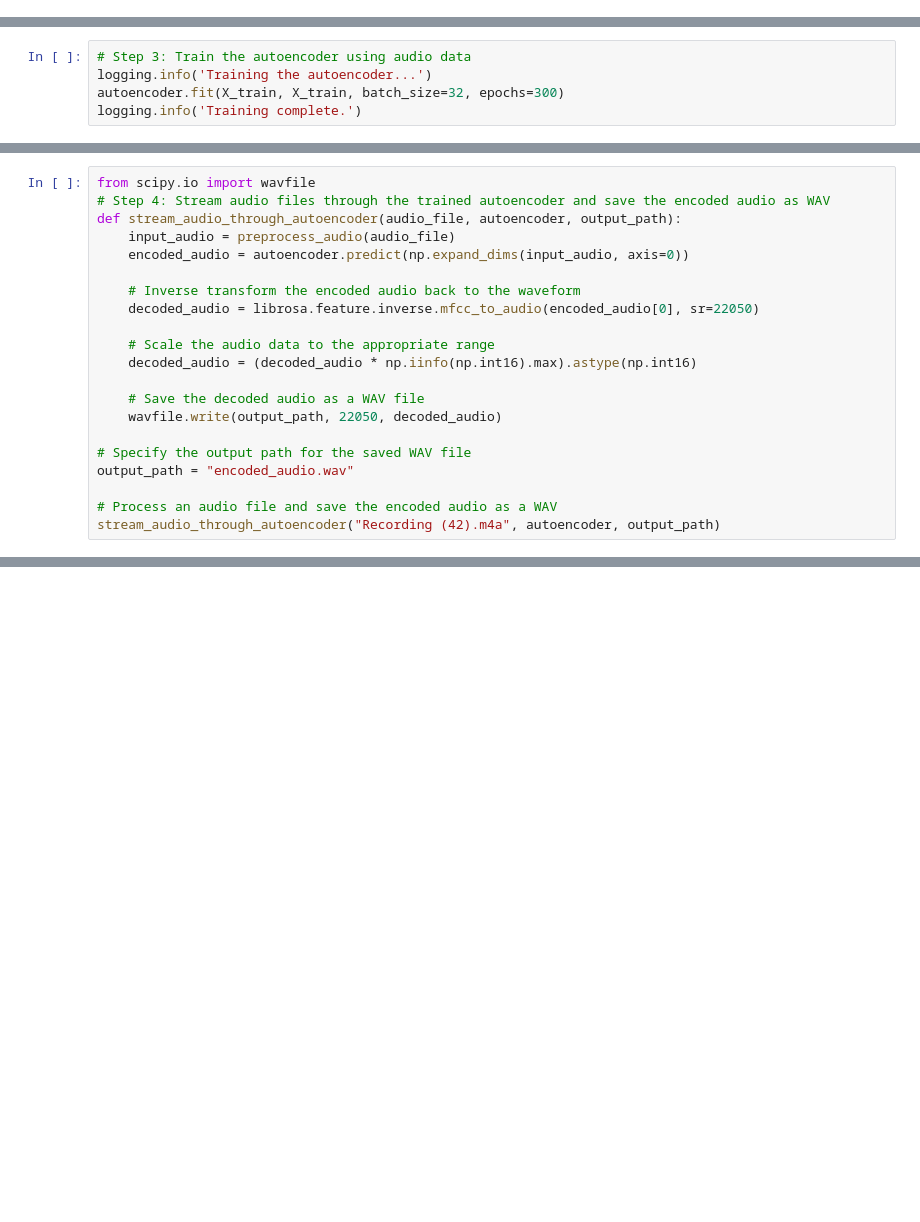
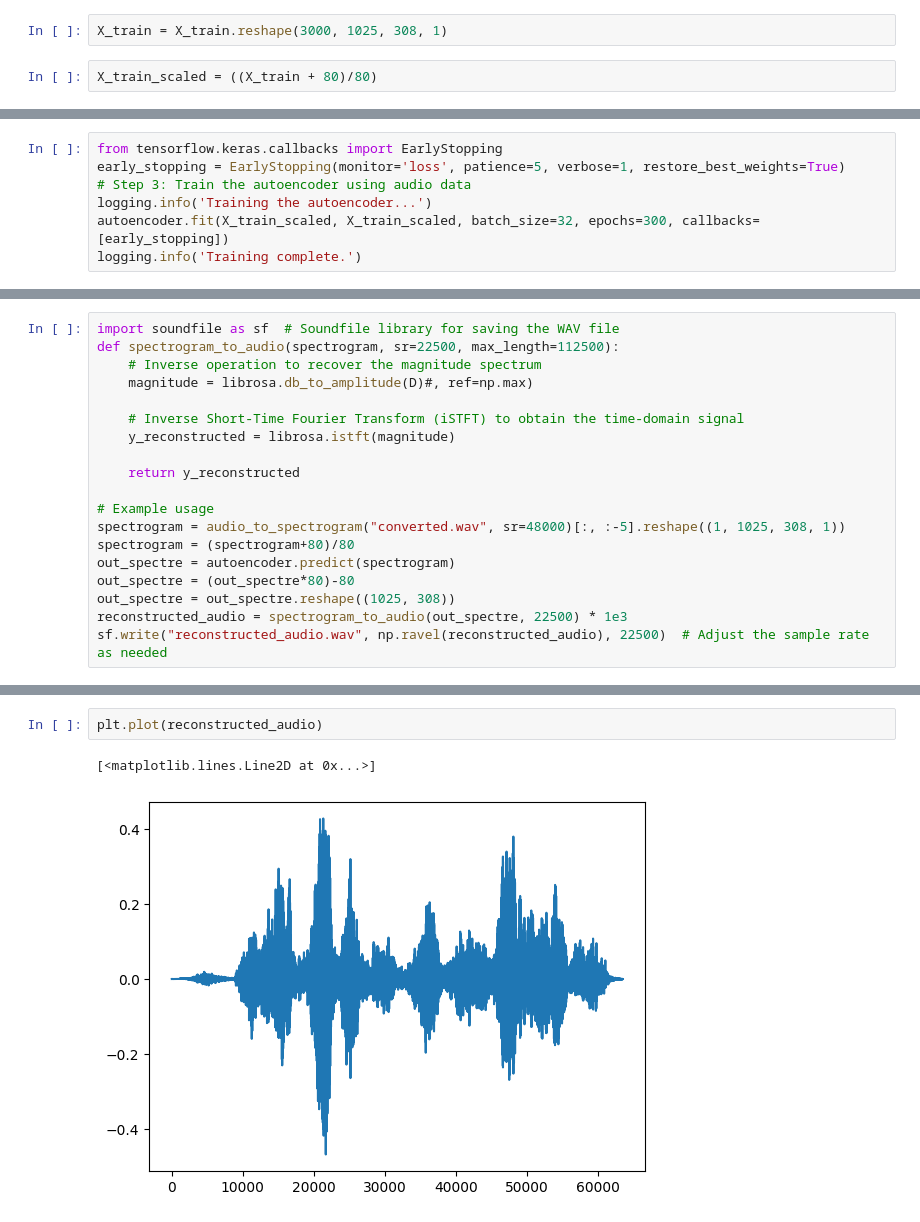
Before and after one commit to cassuci/adf-detector, a Jupyter notebook: 2-autoencoder-experiment.ipynb, the cells around one changed output, grey strips where cells are left out. Saved outputs shown, nothing was run; the diff lists cells and outputs as text; blank space fills up the shorter version.

```diff
--- a/2-autoencoder-experiment.ipynb
+++ b/2-autoencoder-experiment.ipynb
@@ -134,0 +74,4 @@ _________________________________________________________________
+# %%
+X_train = X_train.reshape(3000, 1025, 308, 1)
+# %%
+X_train_scaled = ((X_train + 80)/80)
@@ -135,6 +127,8 @@ _________________________________________________________________
 # %%
+from tensorflow.keras.callbacks import EarlyStopping
+early_stopping = EarlyStopping(monitor='loss', patience=5, verbose=1, restore_best_weights=True)
 # Step 3: Train the autoencoder using audio data
 logging.info('Training the autoencoder...')
-autoencoder.fit(X_train, X_train, batch_size=32, epochs=300)
+autoencoder.fit(X_train_scaled, X_train_scaled, batch_size=32, epochs=300, callbacks=[early_stopping])
 logging.info('Training complete.')
 # %% [output]
@@ -144,22 +142,20 @@ Epoch 1/300
 # %%
-from scipy.io import wavfile
-# Step 4: Stream audio files through the trained autoencoder and save the encoded audio as WAV
-def stream_audio_through_autoencoder(audio_file, autoencoder, output_path):
-    input_audio = preprocess_audio(audio_file)
-    encoded_audio = autoencoder.predict(np.expand_dims(input_audio, axis=0))
+import soundfile as sf  # Soundfile library for saving the WAV file
+def spectrogram_to_audio(spectrogram, sr=22500, max_length=112500):
+    # Inverse operation to recover the magnitude spectrum
+    magnitude = librosa.db_to_amplitude(D)#, ref=np.max)
 
-    # Inverse transform the encoded audio back to the waveform
-    decoded_audio = librosa.feature.inverse.mfcc_to_audio(encoded_audio[0], sr=22050)
+    # Inverse Short-Time Fourier Transform (iSTFT) to obtain the time-domain signal
+    y_reconstructed = librosa.istft(magnitude)
 
-    # Scale the audio data to the appropriate range
-    decoded_audio = (decoded_audio * np.iinfo(np.int16).max).astype(np.int16)
+    return y_reconstructed
 
-    # Save the decoded audio as a WAV file
-    wavfile.write(output_path, 22050, decoded_audio)
-
-# Specify the output path for the saved WAV file
-output_path = "encoded_audio.wav"
-
-# Process an audio file and save the encoded audio as a WAV
-stream_audio_through_autoencoder("Recording (42).m4a", autoencoder, output_path)
+# Example usage
+spectrogram = audio_to_spectrogram("converted.wav", sr=48000)[:, :-5].reshape((1, 1025, 308, 1))
+spectrogram = (spectrogram+80)/80
+out_spectre = autoencoder.predict(spectrogram)
+out_spectre = (out_spectre*80)-80
+out_spectre = out_spectre.reshape((1025, 308))
+reconstructed_audio = spectrogram_to_audio(out_spectre, 22500) * 1e3
+sf.write("reconstructed_audio.wav", np.ravel(reconstructed_audio), 22500)  # Adjust the sample rate as needed
 # %% [output]
@@ -168,0 +194,5 @@ stream_audio_through_autoencoder("Recording (42).m4a", autoencoder, output_path)
+# %%
+plt.plot(reconstructed_audio)
+# %% [output]
+[<matplotlib.lines.Line2D at 0x...>]
+[figure, added]
```
Also changed, not shown: parts of 16 cells of this notebook.
